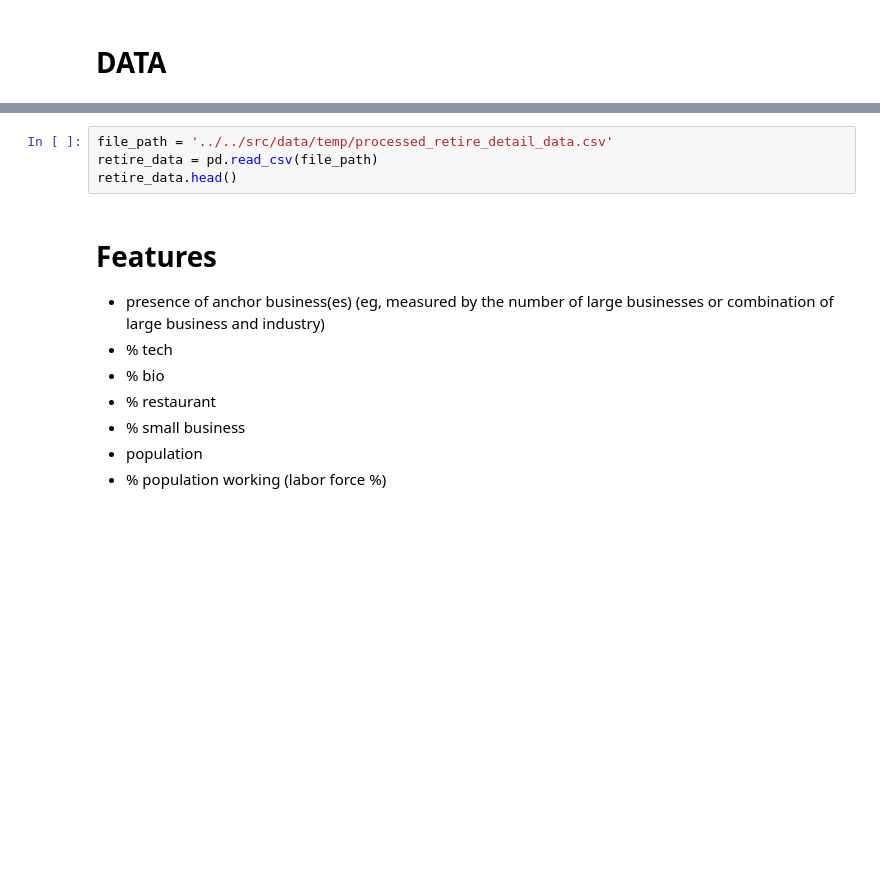
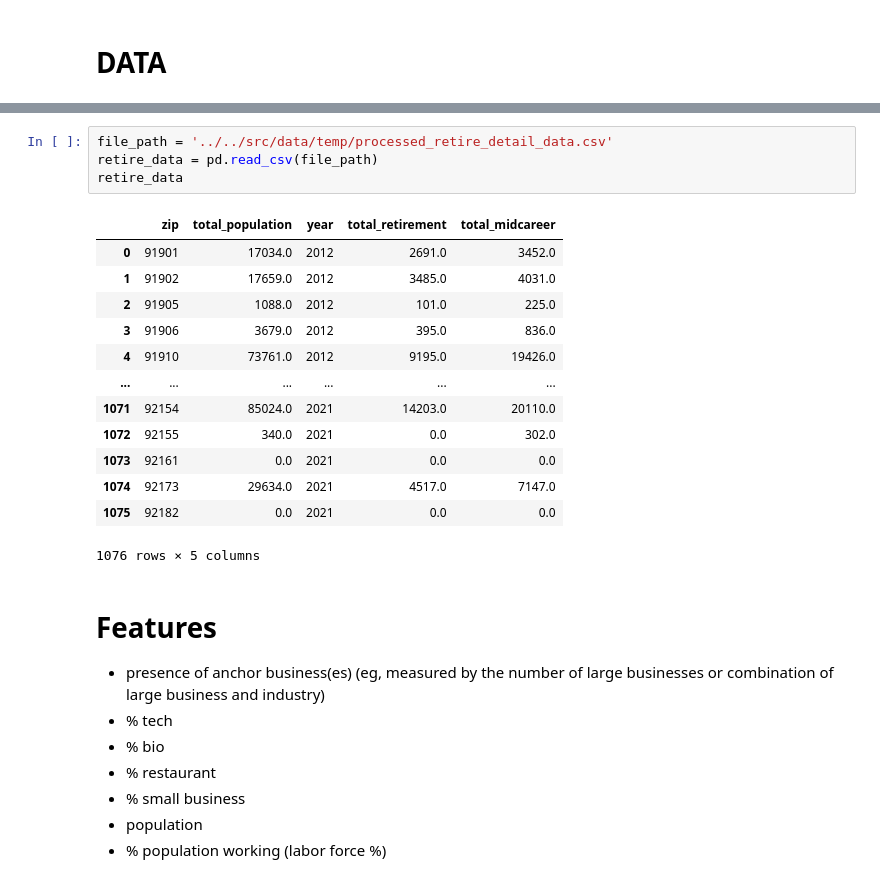
Before and after one commit to inno-apfel/DSC180A-Q1-Project, a Jupyter notebook: notebooks/deprecated/feature_transformation.ipynb, the cells around one changed output, grey strips where cells are left out. Drawn from its saved outputs; the diff is of its cells as text; blank space fills up the shorter version.

```diff
--- a/notebooks/deprecated/feature_transformation.ipynb
+++ b/notebooks/deprecated/feature_transformation.ipynb
@@ -22,7 +78,21 @@ total_pop_data.head()
 # %%
 file_path = '../../src/data/temp/processed_retire_detail_data.csv'
 retire_data = pd.read_csv(file_path)
-retire_data.head()
+retire_data
+# %% [output]
+|  | zip | total_population | year | total_retirement | total_midcareer |
+| 0 | 91901 | 17034.0 | 2012 | 2691.0 | 3452.0 |
+| 1 | 91902 | 17659.0 | 2012 | 3485.0 | 4031.0 |
+| 2 | 91905 | 1088.0 | 2012 | 101.0 | 225.0 |
+| 3 | 91906 | 3679.0 | 2012 | 395.0 | 836.0 |
+| 4 | 91910 | 73761.0 | 2012 | 9195.0 | 19426.0 |
+| ... | ... | ... | ... | ... | ... |
+| 1071 | 92154 | 85024.0 | 2021 | 14203.0 | 20110.0 |
+| 1072 | 92155 | 340.0 | 2021 | 0.0 | 302.0 |
+| 1073 | 92161 | 0.0 | 2021 | 0.0 | 0.0 |
+| 1074 | 92173 | 29634.0 | 2021 | 4517.0 | 7147.0 |
+| 1075 | 92182 | 0.0 | 2021 | 0.0 | 0.0 |
+1076 rows × 5 columns
 # %% [markdown]
 # Features
 
```
Also changed, not shown: parts of 8 cells of this notebook, 1 other file.
